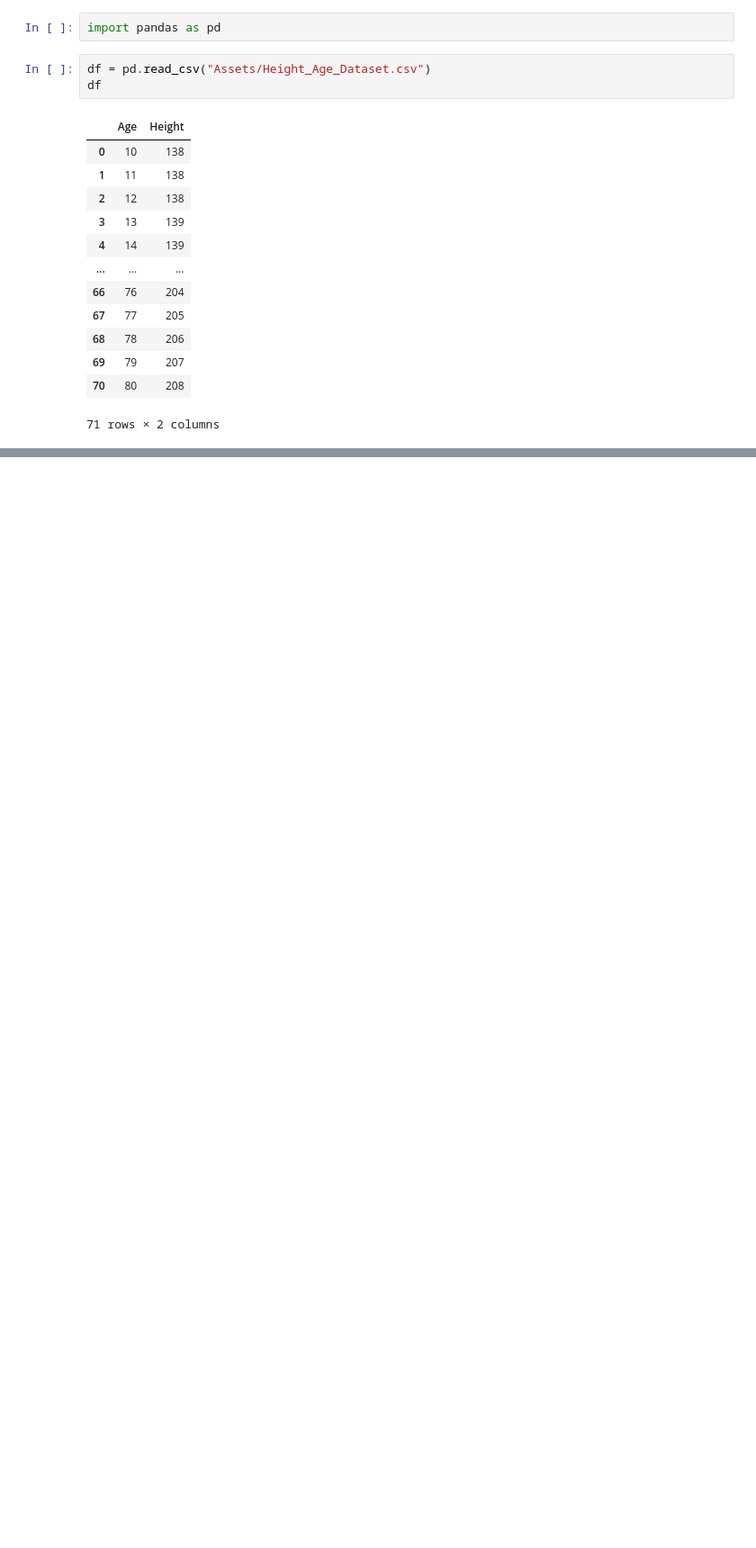
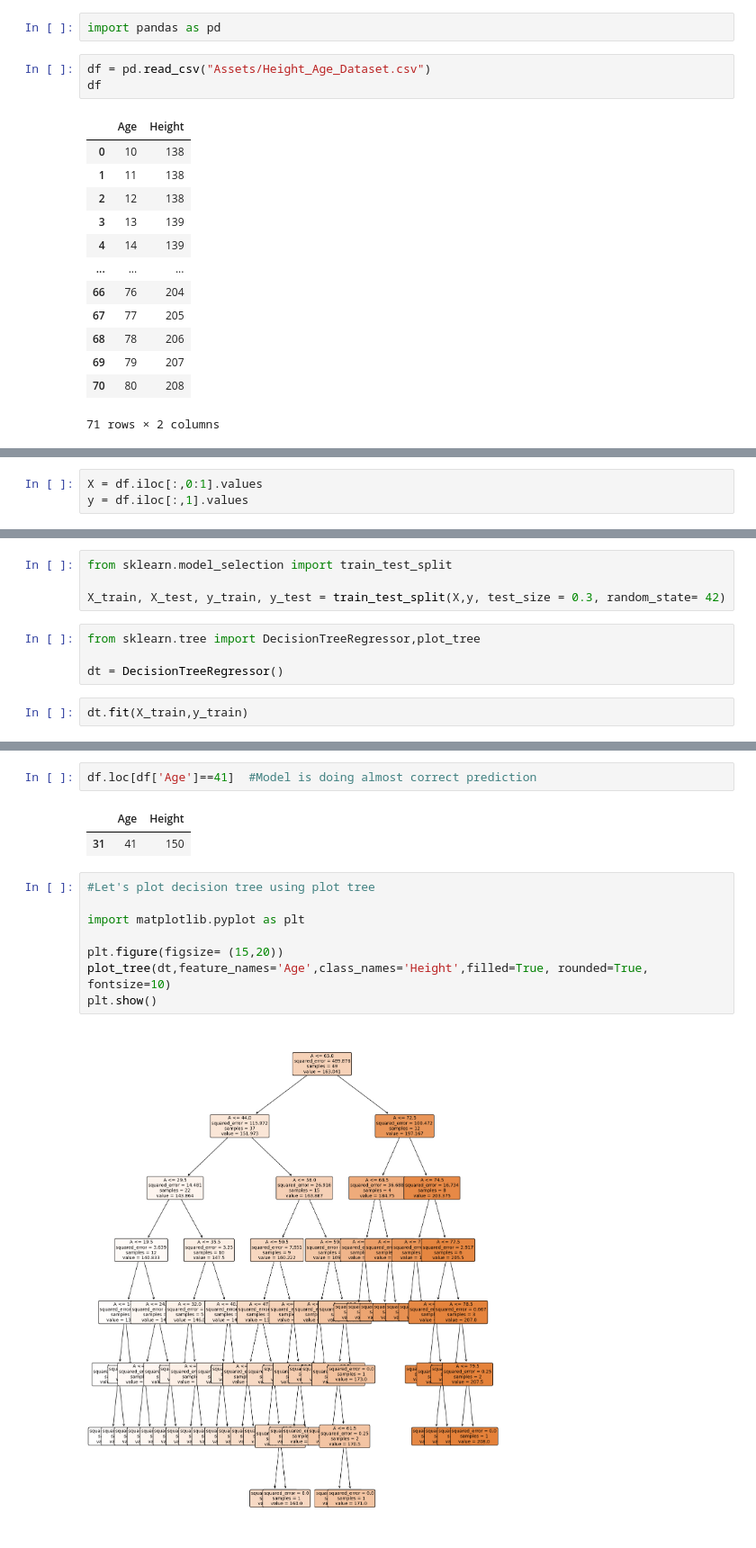
Before and after one commit to Sehajpannu01/ML_Models-Workshop, a Jupyter notebook: 23) Height_Age_dataset(DT).ipynb, the cells around one changed output, grey strips where cells are left out. Shown: that part at 90% size. Cells and saved outputs as stored; diff of their text form; blank space fills up the shorter version.

Commit message:
Height_age_dataset

```diff
--- a/23) Height_Age_dataset(DT).ipynb
+++ b/23) Height_Age_dataset(DT).ipynb
@@ -21,0 +20,3 @@ will do it in morning using decisiontreeregressor first data pre-processing.
+# %%
+X = df.iloc[:,0:1].values
+y = df.iloc[:,1].values
@@ -21,0 +60,10 @@ will do it in morning using decisiontreeregressor first data pre-processing.
+# %%
+from sklearn.model_selection import train_test_split
+
+X_train, X_test, y_train, y_test = train_test_split(X,y, test_size = 0.3, random_state= 42)
+# %%
+from sklearn.tree import DecisionTreeRegressor,plot_tree
+
+dt = DecisionTreeRegressor()
+# %%
+dt.fit(X_train,y_train)
@@ -21,0 +87,15 @@ will do it in morning using decisiontreeregressor first data pre-processing.
+# %%
+df.loc[df['Age']==41]  #Model is doing almost correct prediction
+# %% [output]
+|  | Age | Height |
+| 31 | 41 | 150 |
+# %%
+#Let's plot decision tree using plot tree
+
+import matplotlib.pyplot as plt
+
+plt.figure(figsize= (15,20))
+plot_tree(dt,feature_names='Age',class_names='Height',filled=True, rounded=True, fontsize=10)
+plt.show()
+# %% [output]
+[figure, added]
```
Also changed, not shown: parts of 9 cells of this notebook.
